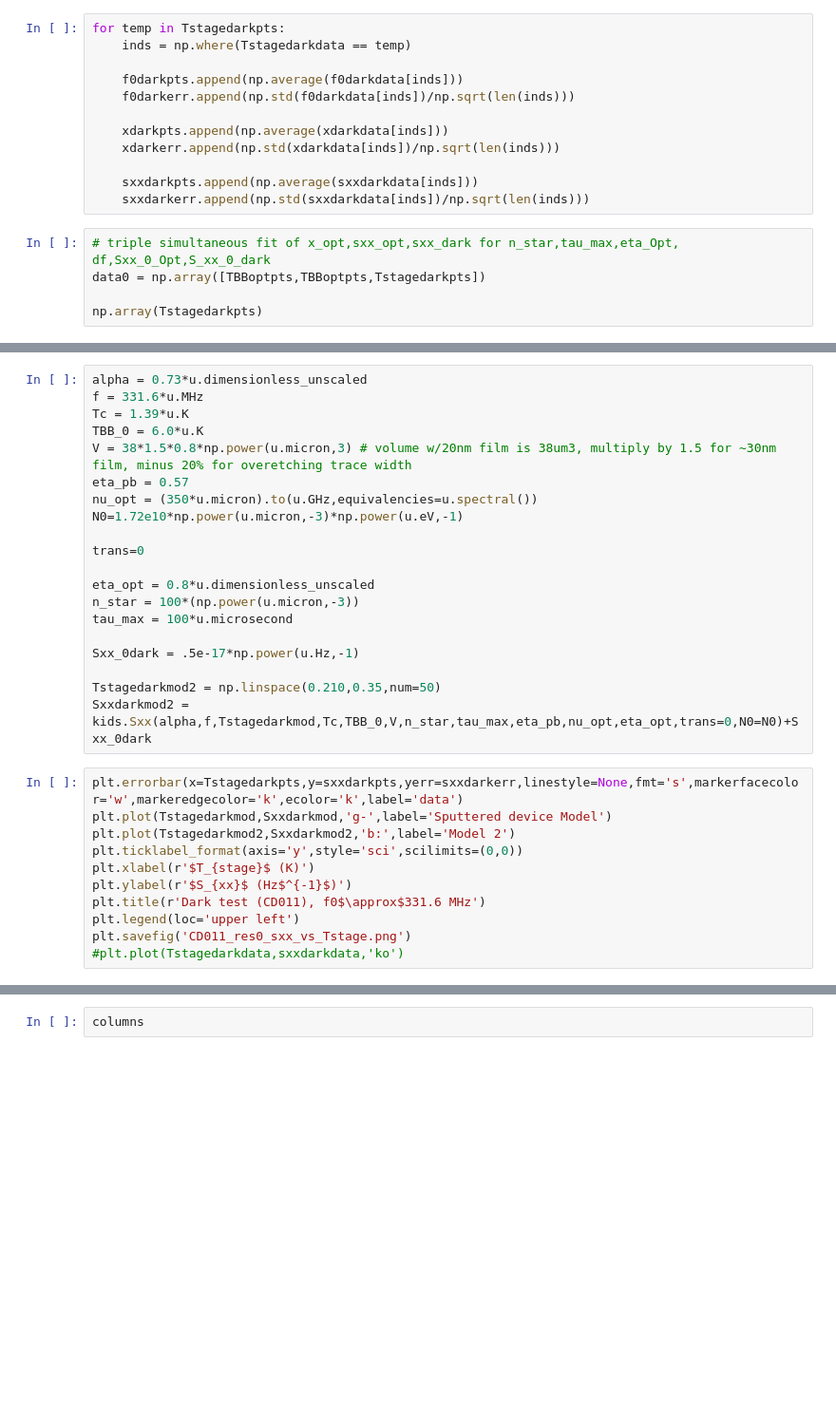
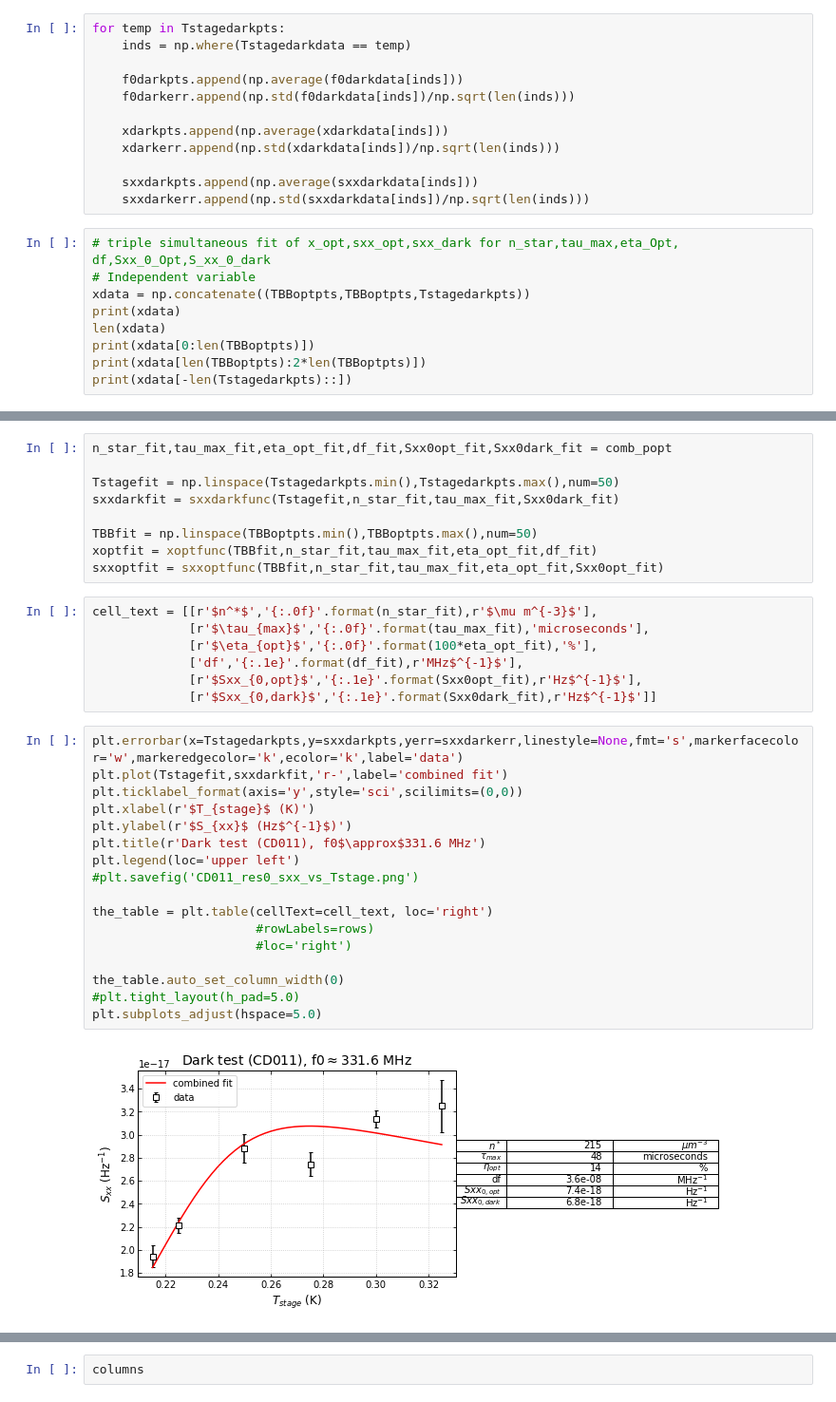
Before and after one commit to jaguirre/STARsoft, a Jupyter notebook: Python/Evap_devices_dark+optical.ipynb, the cells around one changed output, grey strips where cells are left out. Shown: that part at 95% size. Drawn from its saved outputs; the diff is of its cells as text; blank space fills up the shorter version.

Commit message:
a working version of simultaneous x and sxx opt/dark fitting!

```diff
--- a/Python/Evap_devices_dark+optical.ipynb
+++ b/Python/Evap_devices_dark+optical.ipynb
@@ -71,7 +71,11 @@ for temp in Tstagedarkpts:
     sxxdarkerr.append(np.std(sxxdarkdata[inds])/np.sqrt(len(inds)))
 # %%
 # triple simultaneous fit of x_opt,sxx_opt,sxx_dark for n_star,tau_max,eta_Opt, df,Sxx_0_Opt,S_xx_0_dark
-data0 = np.array([TBBoptpts,TBBoptpts,Tstagedarkpts])
-
-np.array(Tstagedarkpts)
+# Independent variable
+xdata = np.concatenate((TBBoptpts,TBBoptpts,Tstagedarkpts))
+print(xdata)
+len(xdata)
+print(xdata[0:len(TBBoptpts)])
+print(xdata[len(TBBoptpts):2*len(TBBoptpts)])
+print(xdata[-len(Tstagedarkpts)::])
 # %% [output]
@@ -129,31 +121,35 @@ Sxxdarkmod = kids.Sxx(alpha,f,Tstagedarkmod,Tc,TBB_0,V,n_star,tau_max,eta_pb,nu_
-# %%
-alpha = 0.73*u.dimensionless_unscaled
-f = 331.6*u.MHz
-Tc = 1.39*u.K
-TBB_0 = 6.0*u.K
-V = 38*1.5*0.8*np.power(u.micron,3) # volume w/20nm film is 38um3, multiply by 1.5 for ~30nm film, minus 20% for overetching trace width
-eta_pb = 0.57
-nu_opt = (350*u.micron).to(u.GHz,equivalencies=u.spectral())
-N0=1.72e10*np.power(u.micron,-3)*np.power(u.eV,-1)
-
-trans=0
-
-eta_opt = 0.8*u.dimensionless_unscaled
-n_star = 100*(np.power(u.micron,-3))
-tau_max = 100*u.microsecond
-
-Sxx_0dark = .5e-17*np.power(u.Hz,-1)
-
-Tstagedarkmod2 = np.linspace(0.210,0.35,num=50)
-Sxxdarkmod2 = kids.Sxx(alpha,f,Tstagedarkmod,Tc,TBB_0,V,n_star,tau_max,eta_pb,nu_opt,eta_opt,trans=0,N0=N0)+Sxx_0dark
+# %%
+n_star_fit,tau_max_fit,eta_opt_fit,df_fit,Sxx0opt_fit,Sxx0dark_fit = comb_popt
+
+Tstagefit = np.linspace(Tstagedarkpts.min(),Tstagedarkpts.max(),num=50)
+sxxdarkfit = sxxdarkfunc(Tstagefit,n_star_fit,tau_max_fit,Sxx0dark_fit)
+
+TBBfit = np.linspace(TBBoptpts.min(),TBBoptpts.max(),num=50)
+xoptfit = xoptfunc(TBBfit,n_star_fit,tau_max_fit,eta_opt_fit,df_fit)
+sxxoptfit = sxxoptfunc(TBBfit,n_star_fit,tau_max_fit,eta_opt_fit,Sxx0opt_fit)
+# %%
+cell_text = [[r'$n^*$','{:.0f}'.format(n_star_fit),r'$\mu m^{-3}$'],
+             [r'$\tau_{max}$','{:.0f}'.format(tau_max_fit),'microseconds'],
+             [r'$\eta_{opt}$','{:.0f}'.format(100*eta_opt_fit),'%'],
+             ['df','{:.1e}'.format(df_fit),r'MHz$^{-1}$'],
+             [r'$Sxx_{0,opt}$','{:.1e}'.format(Sxx0opt_fit),r'Hz$^{-1}$'],
+             [r'$Sxx_{0,dark}$','{:.1e}'.format(Sxx0dark_fit),r'Hz$^{-1}$']]
 # %%
 plt.errorbar(x=Tstagedarkpts,y=sxxdarkpts,yerr=sxxdarkerr,linestyle=None,fmt='s',markerfacecolor='w',markeredgecolor='k',ecolor='k',label='data')
-plt.plot(Tstagedarkmod,Sxxdarkmod,'g-',label='Sputtered device Model')
-plt.plot(Tstagedarkmod2,Sxxdarkmod2,'b:',label='Model 2')
+plt.plot(Tstagefit,sxxdarkfit,'r-',label='combined fit')
 plt.ticklabel_format(axis='y',style='sci',scilimits=(0,0))
 plt.xlabel(r'$T_{stage}$ (K)')
 plt.ylabel(r'$S_{xx}$ (Hz$^{-1}$)')
 plt.title(r'Dark test (CD011), f0$\approx$331.6 MHz')
 plt.legend(loc='upper left')
-plt.savefig('CD011_res0_sxx_vs_Tstage.png')
-#plt.plot(Tstagedarkdata,sxxdarkdata,'ko')
+#plt.savefig('CD011_res0_sxx_vs_Tstage.png')
+
+the_table = plt.table(cellText=cell_text, loc='right')
+                      #rowLabels=rows)
+                      #loc='right')
+
+the_table.auto_set_column_width(0)
+#plt.tight_layout(h_pad=5.0)
+plt.subplots_adjust(hspace=5.0)
+# %% [output]
+[figure, added]
```
Also changed, not shown: parts of 12 cells of this notebook.
